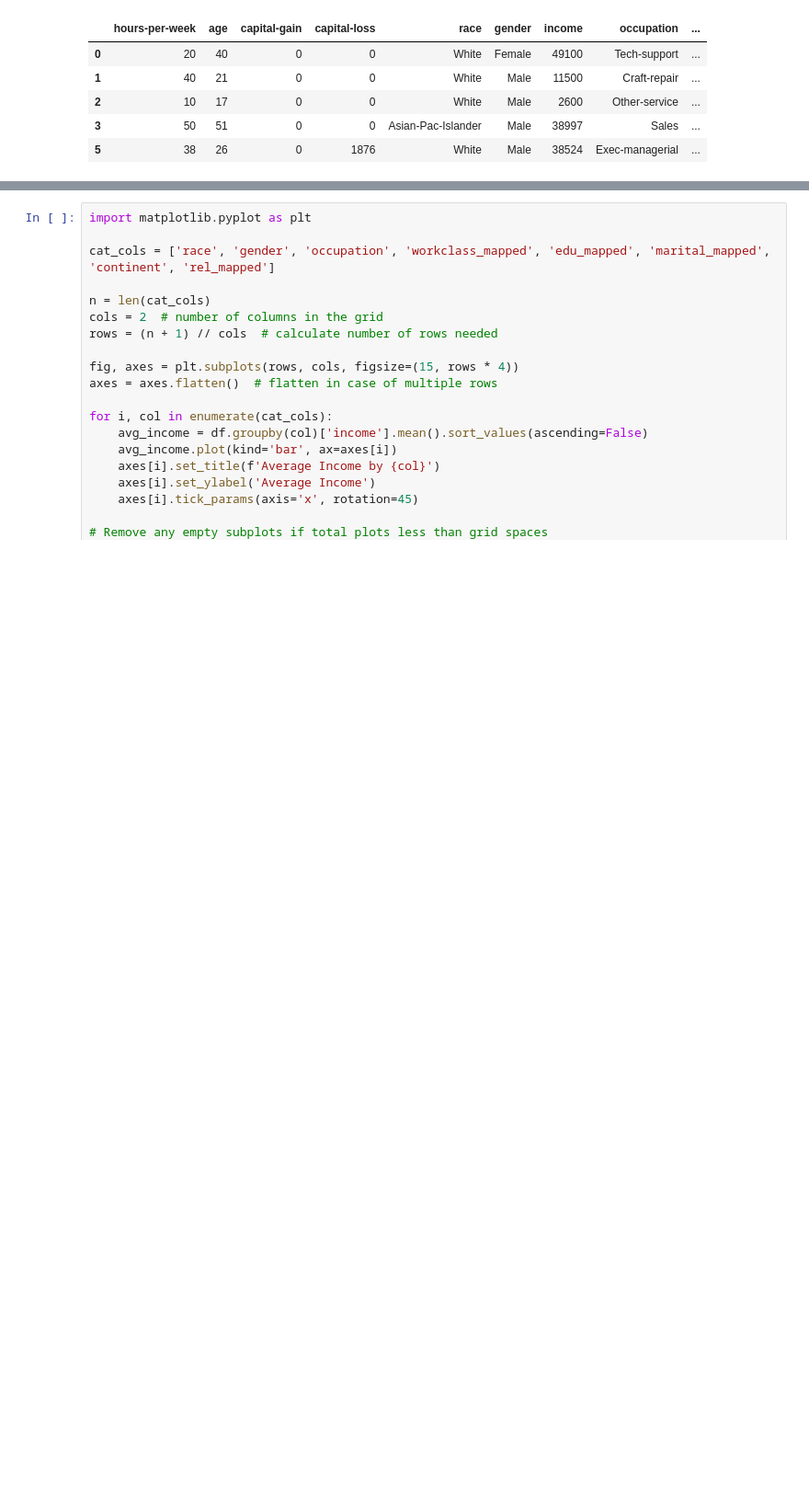
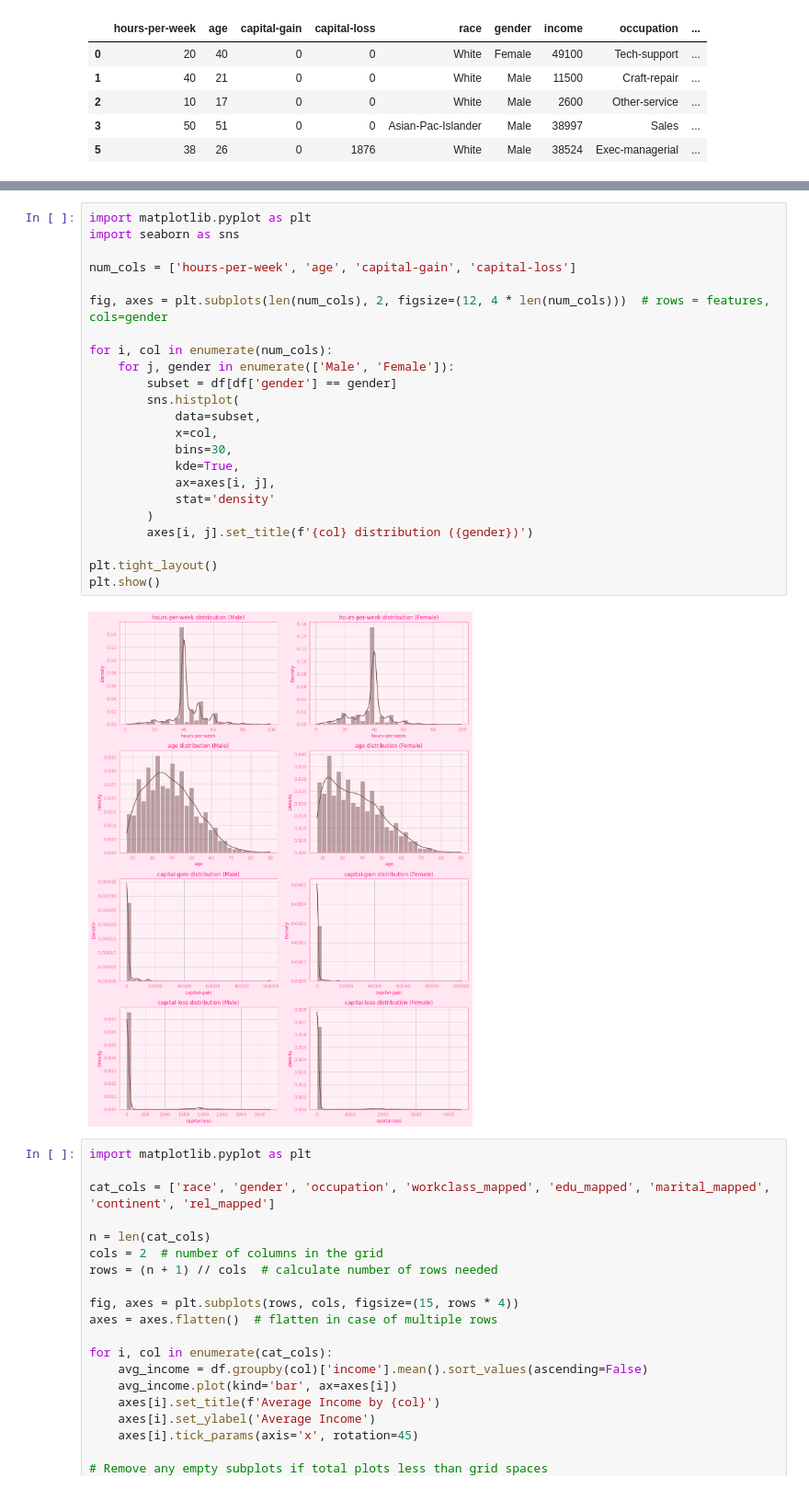
Before and after one commit to Jagoda222/HCML_2, a Jupyter notebook: Jagoda.ipynb, the cells around one changed output, grey strips where cells are left out. Shown at 92% size. Saved outputs shown, nothing was run; the diff lists cells and outputs as text; blank space fills up the shorter version.

```diff
--- a/Jagoda.ipynb
+++ b/Jagoda.ipynb
@@ -250,3 +277,28 @@ for col in num_cols:
+# %%
+import matplotlib.pyplot as plt
+import seaborn as sns
+
+num_cols = ['hours-per-week', 'age', 'capital-gain', 'capital-loss']
+
+fig, axes = plt.subplots(len(num_cols), 2, figsize=(12, 4 * len(num_cols)))  # rows = features, cols=gender
+
+for i, col in enumerate(num_cols):
+    for j, gender in enumerate(['Male', 'Female']):
+        subset = df[df['gender'] == gender]
+        sns.histplot(
+            data=subset,
+            x=col,
+            bins=30,
+            kde=True,
+            ax=axes[i, j],
+            stat='density'
+        )
+        axes[i, j].set_title(f'{col} distribution ({gender})')
+
+plt.tight_layout()
+plt.show()
+# %% [output]
+[figure, added]
 # %%
 import matplotlib.pyplot as plt
 
```
Also changed, not shown: parts of 2 cells of this notebook.
